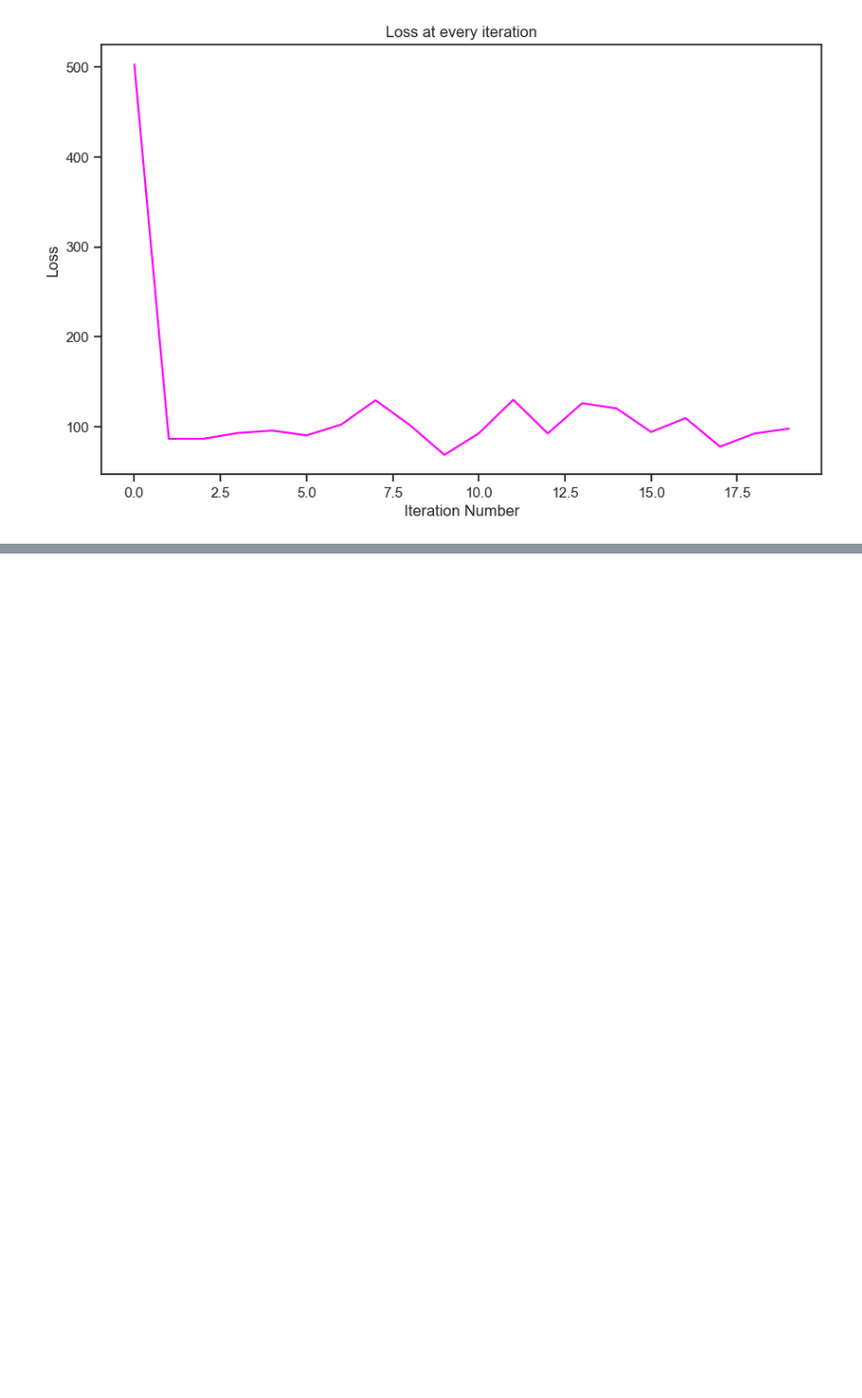
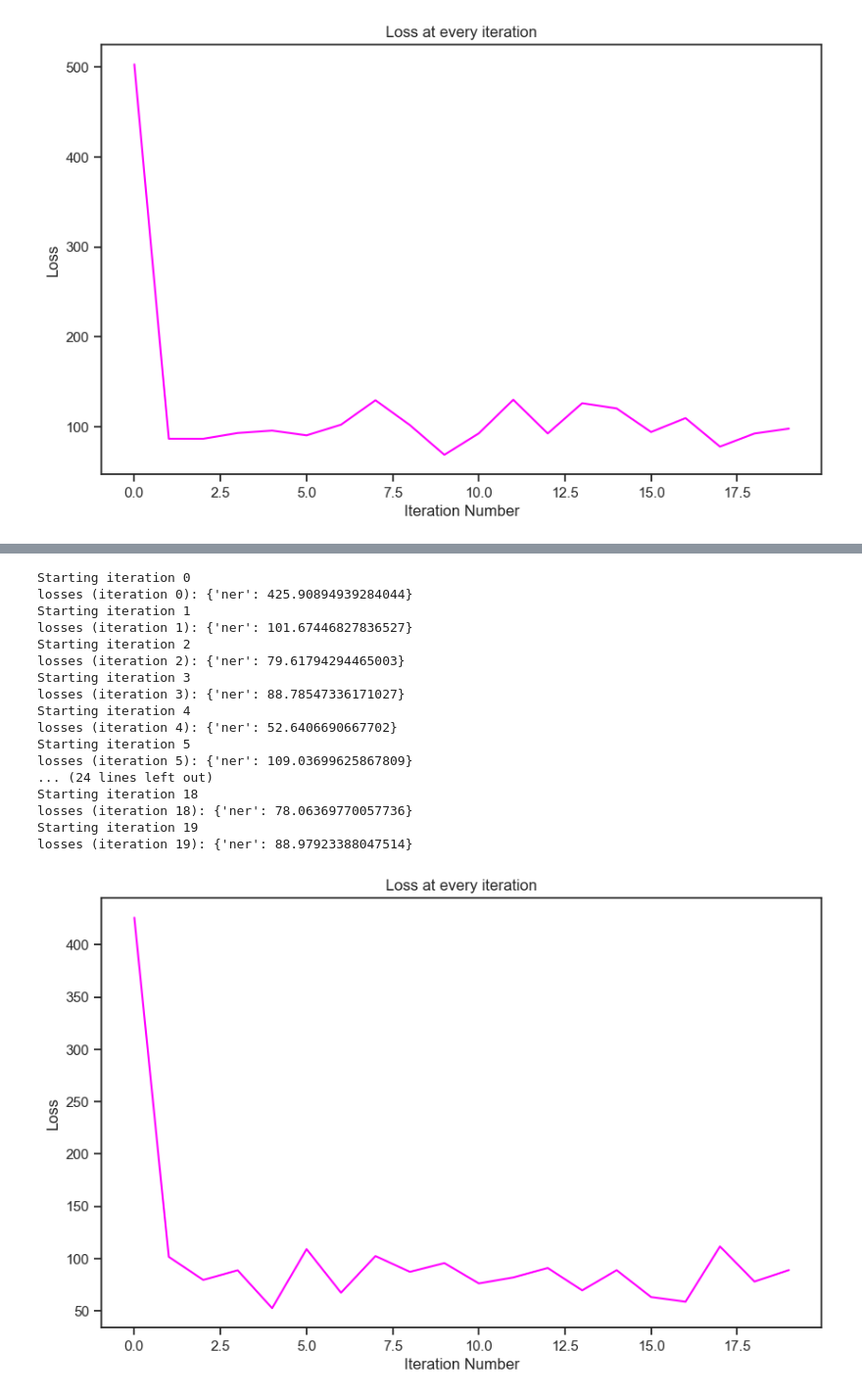
Before and after one commit to sinhasagar507/Customer-support-bot, a Jupyter notebook: notebooks/1.0_named_entity.ipynb, the cells around one changed output, grey strips where cells are left out. Shown at 98% size. Saved outputs shown, nothing was run; the diff lists cells and outputs as text; code cells hidden in the pictures; blank space fills up the shorter version.

```diff
--- a/notebooks/1.0_named_entity.ipynb
+++ b/notebooks/1.0_named_entity.ipynb
@@ -654,0 +800,25 @@ losses (iteration 19): {'ner': 97.95746256551328}
+# %%
+# Training
+discount_nlp = train_spacy(discount_entity_train, 20)
+
+# Save our trained model into a new directory
+discount_nlp.to_disk('../models/discount_nlp')
+# %% [output]
+Starting iteration 0
+losses (iteration 0): {'ner': 425.90894939284044}
+Starting iteration 1
+losses (iteration 1): {'ner': 101.67446827836527}
+Starting iteration 2
+losses (iteration 2): {'ner': 79.61794294465003}
+Starting iteration 3
+losses (iteration 3): {'ner': 88.78547336171027}
+Starting iteration 4
+losses (iteration 4): {'ner': 52.6406690667702}
+Starting iteration 5
+losses (iteration 5): {'ner': 109.03699625867809}
+... (24 lines left out)
+Starting iteration 18
+losses (iteration 18): {'ner': 78.06369770057736}
+Starting iteration 19
+losses (iteration 19): {'ner': 88.97923388047514}
+[figure, added]
```
Also changed, not shown: parts of 18 cells of this notebook.
